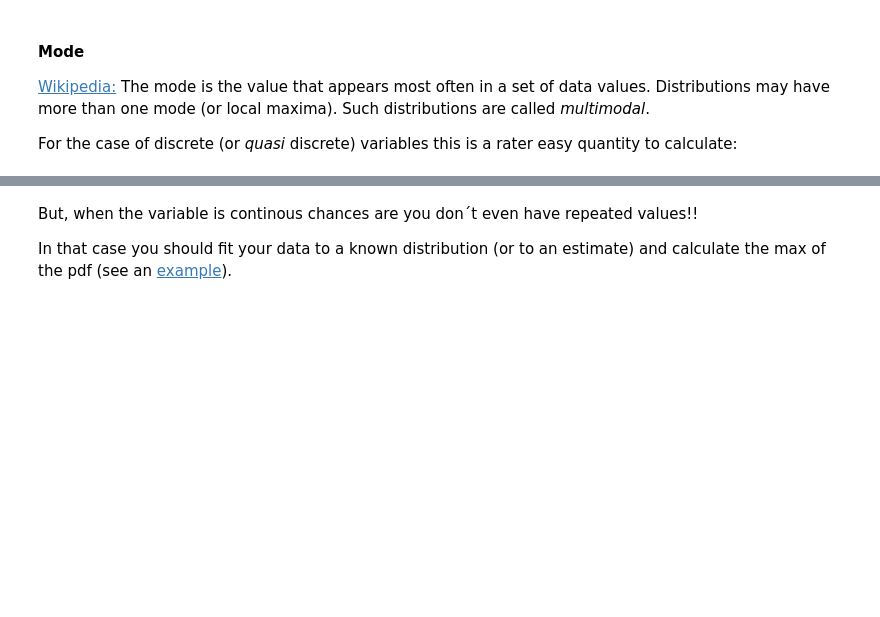
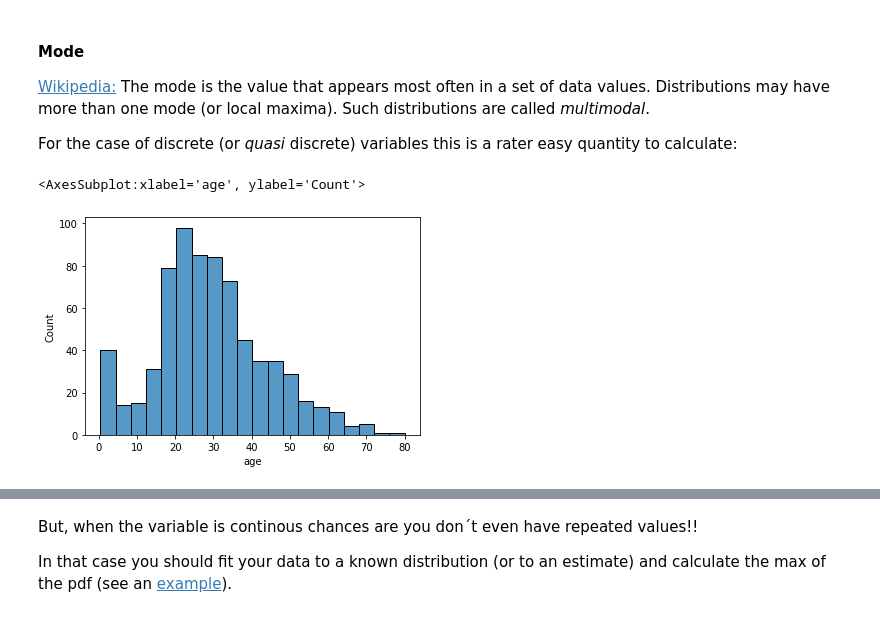
Before and after one commit to Ironhack-Data-Madrid-Enero-2021/Classroom-Materials, a Jupyter notebook: week_05/03-intro-statistics.ipynb, the cells around one changed output, grey strips where cells are left out. Drawn from its saved outputs; the diff is of its cells as text; code cells hidden in the pictures; blank space fills up the shorter version.

```diff
--- a/week_05/03-intro-statistics.ipynb
+++ b/week_05/03-intro-statistics.ipynb
@@ -233,5 +335,10 @@ print(f'Median Salary of Spain with Messi: {np.round(np.median(mock_salaries_wit
 [Wikipedia:](https://en.wikipedia.org/wiki/Mode_(statistics)) The mode is the value that appears most often in a set of data values. Distributions may have more than one mode (or local maxima). Such distributions are called *multimodal*.
 
 For the case of discrete (or *quasi* discrete) variables this is a rater easy quantity to calculate:
+# %%
+sns.histplot(df_titanic.age)
+# %% [output]
+<AxesSubplot:xlabel='age', ylabel='Count'>
+[figure, added]
 # %%
 df_titanic.age.mode()
```
Also changed, not shown: parts of 115 cells of this notebook, 2 other files.
